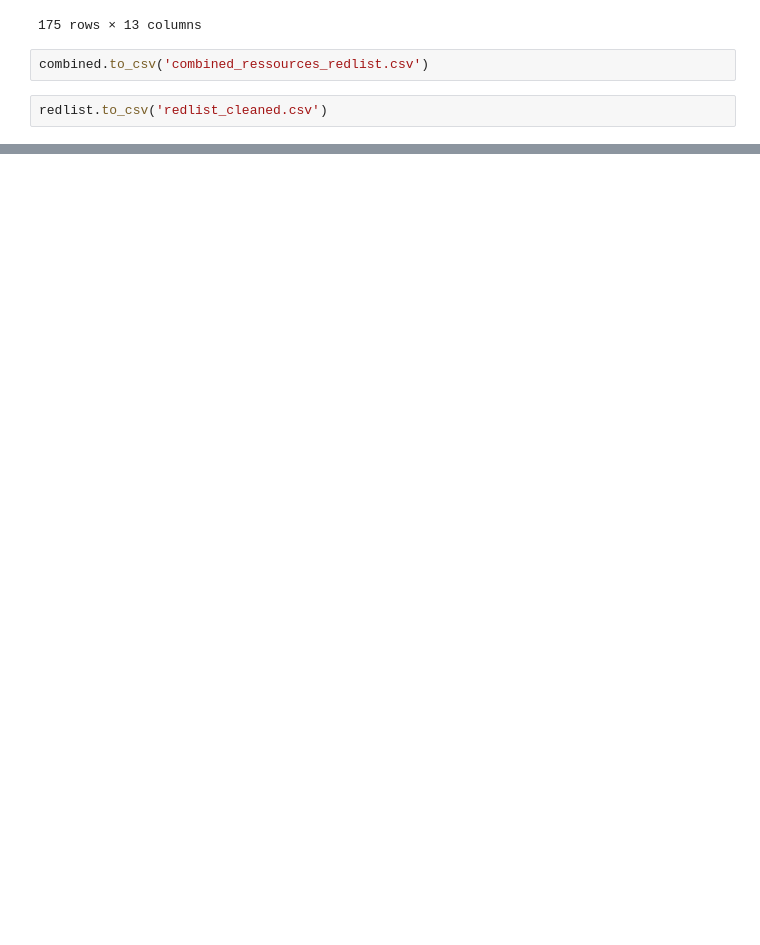
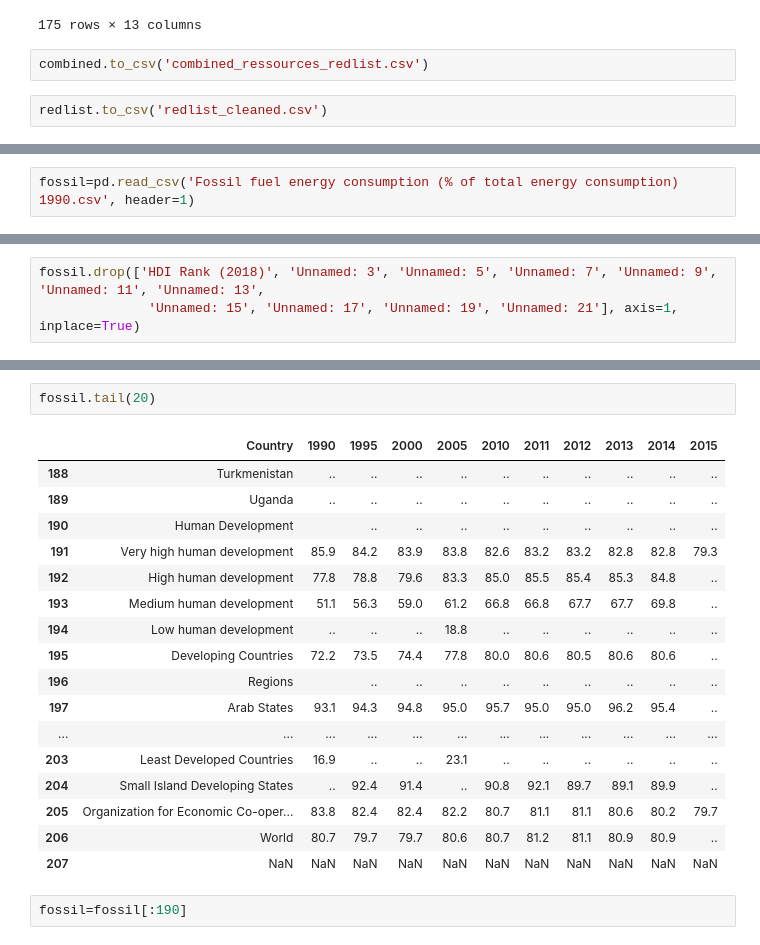
Before and after one commit to mattcoget/Project-HDI, a Jupyter notebook: Natural ressources depletion.ipynb, the cells around one changed output, grey strips where cells are left out. Saved outputs shown, nothing was run; the diff lists cells and outputs as text; blank space fills up the shorter version.

```diff
--- a/Natural ressources depletion.ipynb
+++ b/Natural ressources depletion.ipynb
@@ -435,0 +1278,2 @@ redlist.to_csv('redlist_cleaned.csv')
+# %%
+fossil=pd.read_csv('Fossil fuel energy consumption (% of total energy consumption) 1990.csv', header=1)
@@ -435,0 +1290,3 @@ redlist.to_csv('redlist_cleaned.csv')
+# %%
+fossil.drop(['HDI Rank (2018)', 'Unnamed: 3', 'Unnamed: 5', 'Unnamed: 7', 'Unnamed: 9', 'Unnamed: 11', 'Unnamed: 13',
+              'Unnamed: 15', 'Unnamed: 17', 'Unnamed: 19', 'Unnamed: 21'], axis=1, inplace=True)
@@ -435,0 +1309,22 @@ redlist.to_csv('redlist_cleaned.csv')
+# %%
+fossil.tail(20)
+# %% [output]
+|  | Country | 1990 | 1995 | 2000 | 2005 | 2010 | 2011 | 2012 | 2013 | 2014 | 2015 |
+| 188 | Turkmenistan | .. | .. | .. | .. | .. | .. | .. | .. | .. | .. |
+| 189 | Uganda | .. | .. | .. | .. | .. | .. | .. | .. | .. | .. |
+| 190 | Human Development |  | .. | .. | .. | .. | .. | .. | .. | .. | .. |
+| 191 | Very high human development | 85.9 | 84.2 | 83.9 | 83.8 | 82.6 | 83.2 | 83.2 | 82.8 | 82.8 | 79.3 |
+| 192 | High human development | 77.8 | 78.8 | 79.6 | 83.3 | 85.0 | 85.5 | 85.4 | 85.3 | 84.8 | .. |
+| 193 | Medium human development | 51.1 | 56.3 | 59.0 | 61.2 | 66.8 | 66.8 | 67.7 | 67.7 | 69.8 | .. |
+| 194 | Low human development | .. | .. | .. | 18.8 | .. | .. | .. | .. | .. | .. |
+| 195 | Developing Countries | 72.2 | 73.5 | 74.4 | 77.8 | 80.0 | 80.6 | 80.5 | 80.6 | 80.6 | .. |
+| 196 | Regions |  | .. | .. | .. | .. | .. | .. | .. | .. | .. |
+| 197 | Arab States | 93.1 | 94.3 | 94.8 | 95.0 | 95.7 | 95.0 | 95.0 | 96.2 | 95.4 | .. |
+| ... | ... | ... | ... | ... | ... | ... | ... | ... | ... | ... | ... |
+| 203 | Least Developed Countries | 16.9 | .. | .. | 23.1 | .. | .. | .. | .. | .. | .. |
+| 204 | Small Island Developing States | .. | 92.4 | 91.4 | .. | 90.8 | 92.1 | 89.7 | 89.1 | 89.9 | .. |
+| 205 | Organization for Economic Co-oper... | 83.8 | 82.4 | 82.4 | 82.2 | 80.7 | 81.1 | 81.1 | 80.6 | 80.2 | 79.7 |
+| 206 | World | 80.7 | 79.7 | 79.7 | 80.6 | 80.7 | 81.2 | 81.1 | 80.9 | 80.9 | .. |
+| 207 | NaN | NaN | NaN | NaN | NaN | NaN | NaN | NaN | NaN | NaN | NaN |
+# %%
+fossil=fossil[:190]
```
Also changed, not shown: parts of 144 cells of this notebook, 22 other files.
